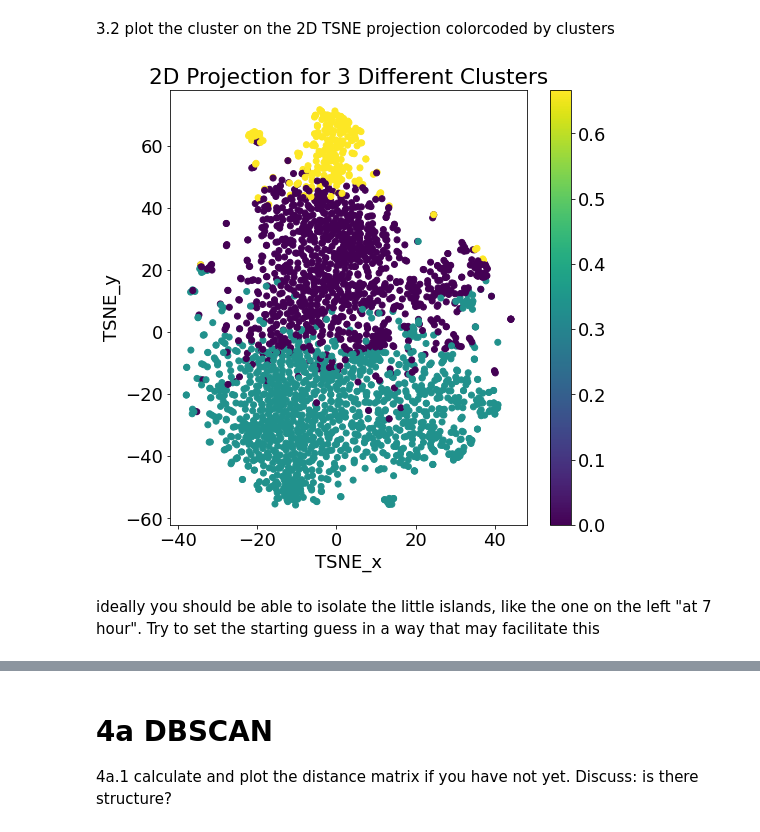
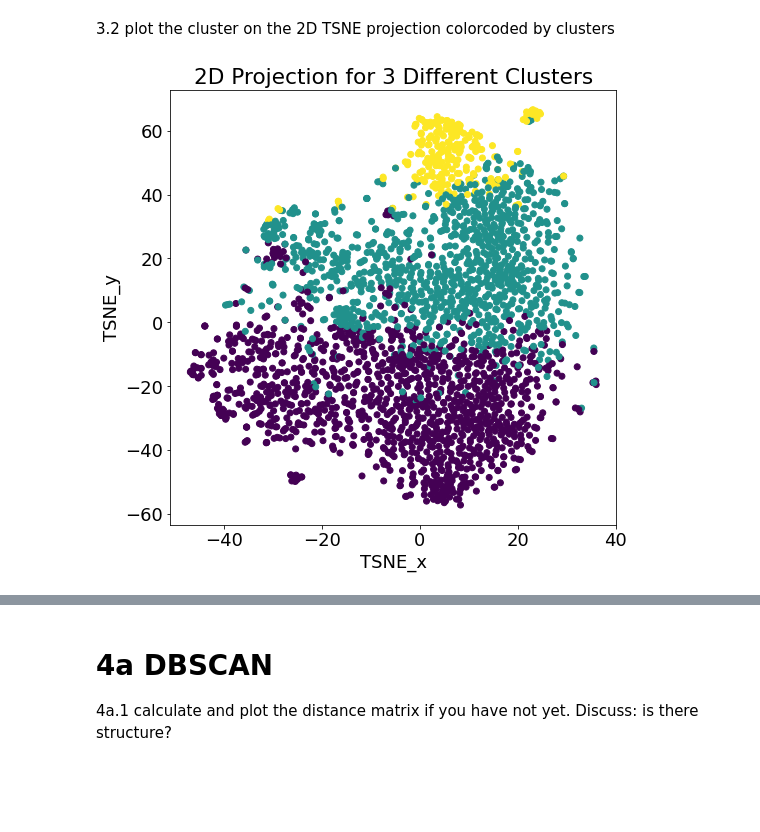
Before and after one commit to bflaggs/DSPS_BFlaggs, a Jupyter notebook: HW7/ClusteringGenes.ipynb, the cells around one changed output, grey strips where cells are left out. Saved outputs shown, nothing was run; the diff lists cells and outputs as text; code cells hidden in the pictures; blank space fills up the shorter version.

Commit message:
Update DBSCAN and agglo clustering

```diff
--- a/HW7/ClusteringGenes.ipynb
+++ b/HW7/ClusteringGenes.ipynb
@@ -219,22 +232,16 @@ pl.show()
 # %% [markdown]
 3.2 plot the cluster on the 2D TSNE projection colorcoded by clusters
 # %%
-#plots dont need to look exactly like mine
-geneclustersKM = cluster.KMeans(n_clusters=3).fit(scaledgenes)
+geneclustersKM = cluster.KMeans(n_clusters=3,
+                                random_state=111).fit(scaledgenes)
 pl.figure(figsize=(8, 8))
 pl.scatter(tsne_results[:,0], tsne_results[:,1], c=geneclustersKM.labels_ /
            geneclustersKM.n_clusters)
-pl.colorbar()
 
 pl.xlabel("TSNE_x")
 pl.ylabel("TSNE_y")
 pl.title("2D Projection for 3 Different Clusters")
 
 pl.show()
-
-## ADD CAPTION, in caption state that the different colors correspond to
-## different clusters
 # %% [output]
-[figure, old version]
+[figure, new version]
-# %% [markdown]
-ideally you should be able to isolate the little islands, like the one on the left "at 7 hour". Try to set the starting guess in a way that may facilitate this
```
Also changed, not shown: parts of 54 cells of this notebook.
